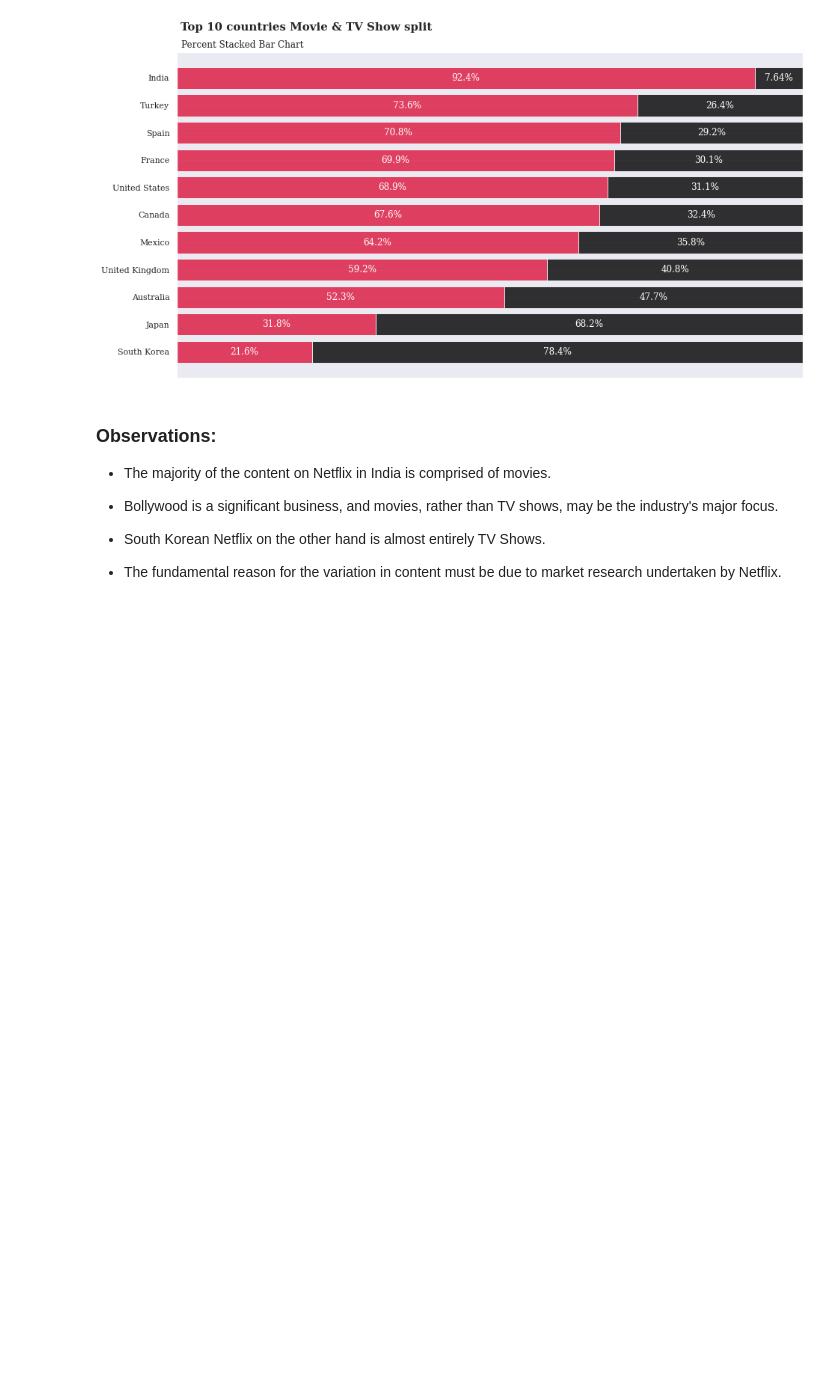
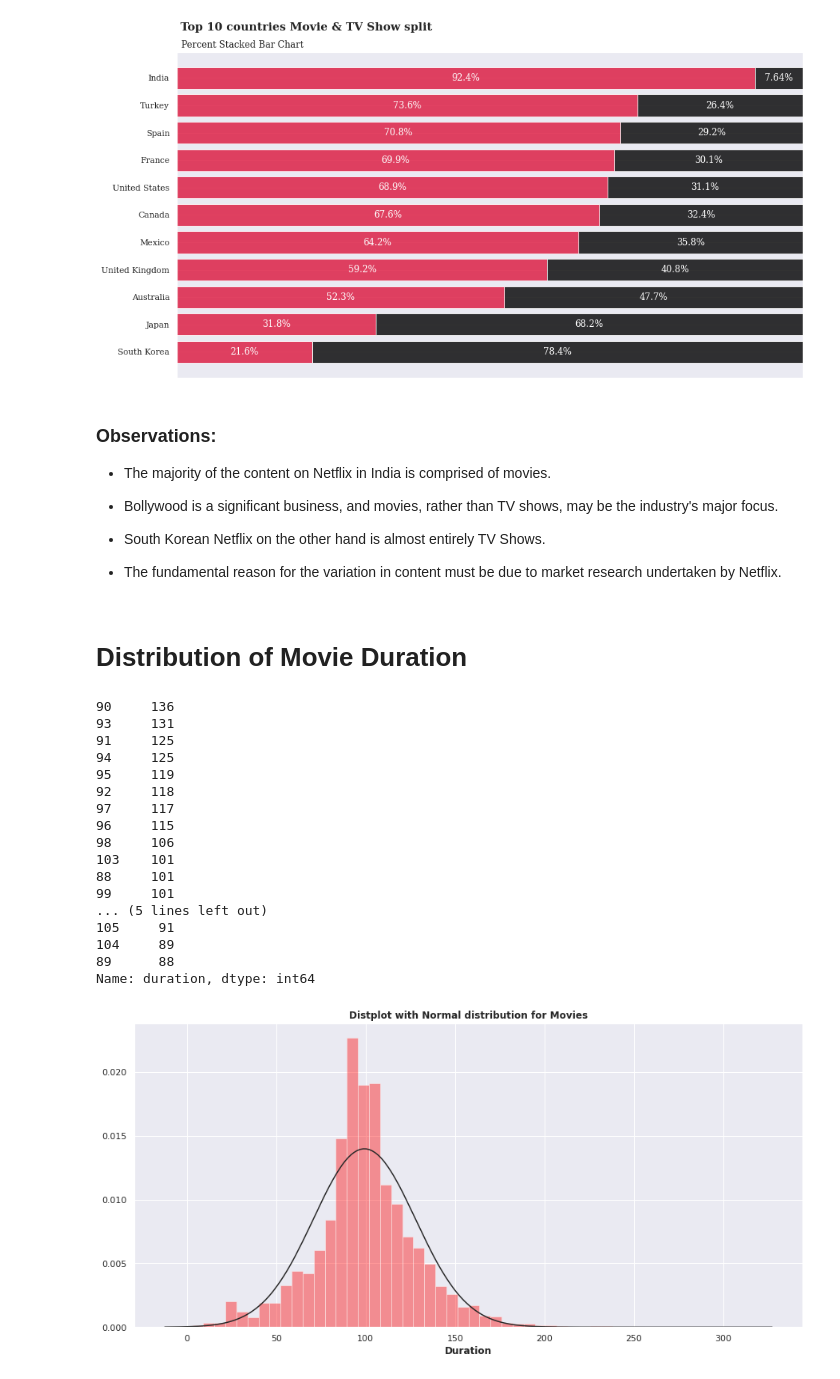
Before and after one commit to vinaylanjewar/Netflix-Movies-TV-Shows-Clustering, a Jupyter notebook: Capstone_project_4__NETFLIX_MOVIES_AND_TV_SHOWS_CLUSTERING.ipynb, the cells around one changed output. Cells and saved outputs as stored; diff of their text form; code cells hidden in the pictures; blank space fills up the shorter version.

```diff
--- a/Capstone_project_4__NETFLIX_MOVIES_AND_TV_SHOWS_CLUSTERING.ipynb
+++ b/Capstone_project_4__NETFLIX_MOVIES_AND_TV_SHOWS_CLUSTERING.ipynb
@@ -761,3 +761,37 @@ plt.show()
 * South Korean Netflix on the other hand is almost entirely TV Shows.
 
 * The fundamental reason for the variation in content must be due to market research undertaken by Netflix.
+# %% [markdown]
+# **Distribution of Movie Duration**
+# %%
+# Importing Norm Distrbution
+from scipy.stats import norm
+
+# Plotting the distplot
+time_df=df_movies['duration'].str.extract('(\d+)')
+time_df=time_df.rename(columns={0:'duration'})
+time_df
+plt.figure(figsize=(15,7))
+sns.distplot(time_df['duration'],fit=norm,kde=False, color=['red'])
+plt.title('Distplot with Normal distribution for Movies',fontweight="bold")
+plt.xlabel('Duration',fontweight="bold")
+time_df['duration'].value_counts()[0:20]
+# %% [output]
+90     136
+93     131
+91     125
+94     125
+95     119
+92     118
+97     117
+96     115
+98     106
+103    101
+88     101
+99     101
+... (5 lines left out)
+105     91
+104     89
+89      88
+Name: duration, dtype: int64
+[figure, added]
```
Also changed, not shown: parts of 37 cells of this notebook.
